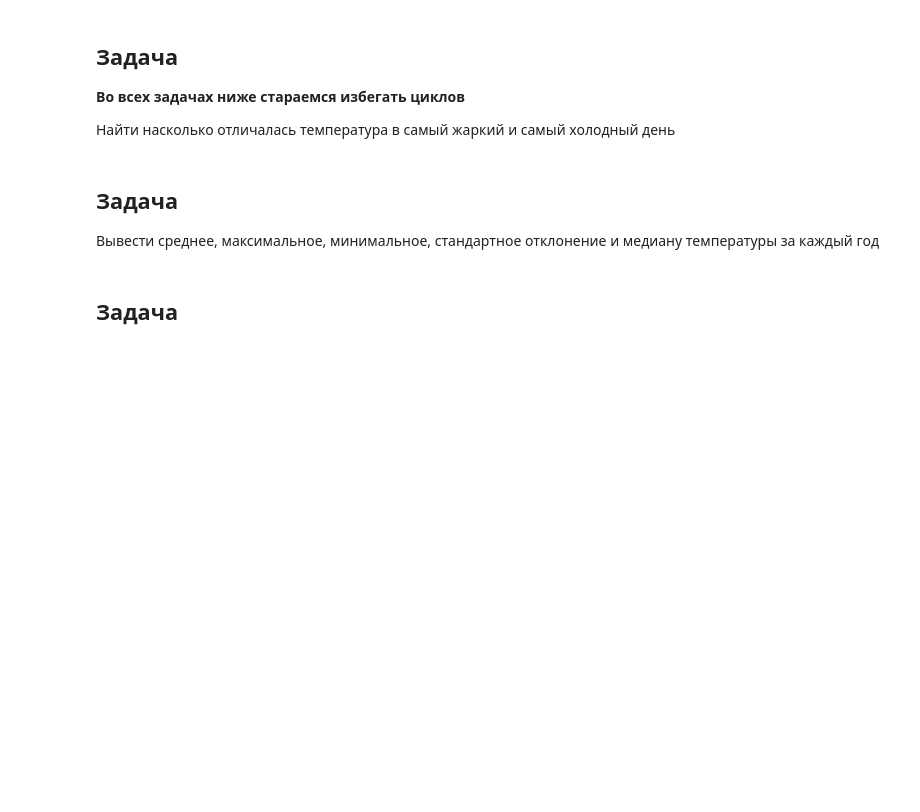
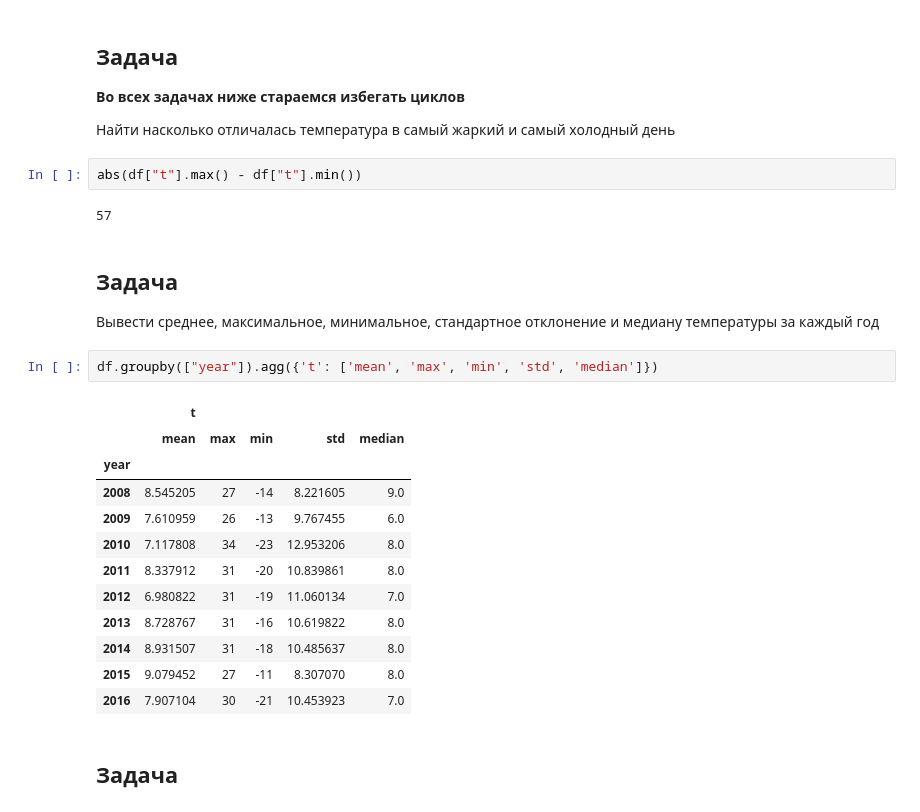
Before and after one commit to lizagrin/lizagrin_hse_ml, a Jupyter notebook: lesson_2/03-pandas-numpy-matplotlib.ipynb, the cells around one changed output. Drawn from its saved outputs; the diff is of its cells as text; blank space fills up the shorter version.

```diff
--- a/lesson_2/03-pandas-numpy-matplotlib.ipynb
+++ b/lesson_2/03-pandas-numpy-matplotlib.ipynb
@@ -864,10 +950,29 @@ df.to_csv('result.csv')
 
 
 Найти насколько отличалась температура в самый жаркий и самый холодный день
+# %%
+abs(df["t"].max() - df["t"].min())
+# %% [output]
+57
 # %% [markdown]
 ## Задача
 
 Вывести среднее, максимальное, минимальное, стандартное отклонение и медиану температуры за каждый год
+# %%
+df.groupby(["year"]).agg({'t': ['mean', 'max', 'min', 'std', 'median']})
+# %% [output]
+|  | t |  |  |  |  |
+|  | mean | max | min | std | median |
+| year |  |  |  |  |  |
+| 2008 | 8.545205 | 27 | -14 | 8.221605 | 9.0 |
+| 2009 | 7.610959 | 26 | -13 | 9.767455 | 6.0 |
+| 2010 | 7.117808 | 34 | -23 | 12.953206 | 8.0 |
+| 2011 | 8.337912 | 31 | -20 | 10.839861 | 8.0 |
+| 2012 | 6.980822 | 31 | -19 | 11.060134 | 7.0 |
+| 2013 | 8.728767 | 31 | -16 | 10.619822 | 8.0 |
+| 2014 | 8.931507 | 31 | -18 | 10.485637 | 8.0 |
+| 2015 | 9.079452 | 27 | -11 | 8.307070 | 8.0 |
+| 2016 | 7.907104 | 30 | -21 | 10.453923 | 7.0 |
 # %% [markdown]
 ## Задача
 # %% [markdown]
```
Also changed, not shown: parts of 74 cells of this notebook.
